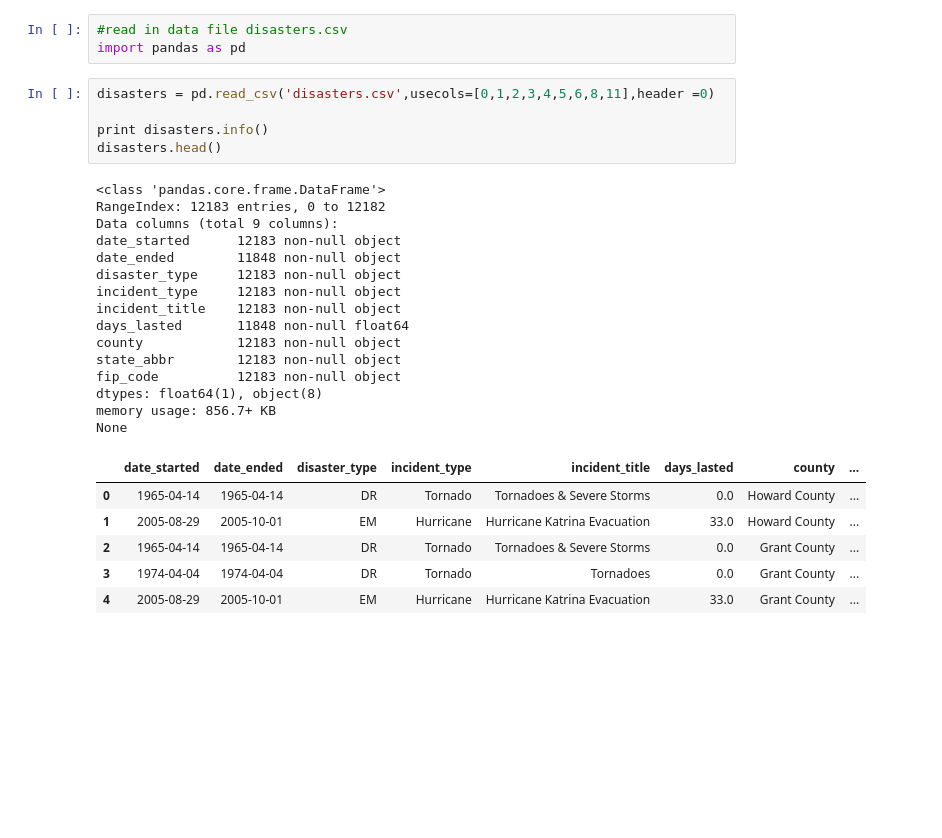
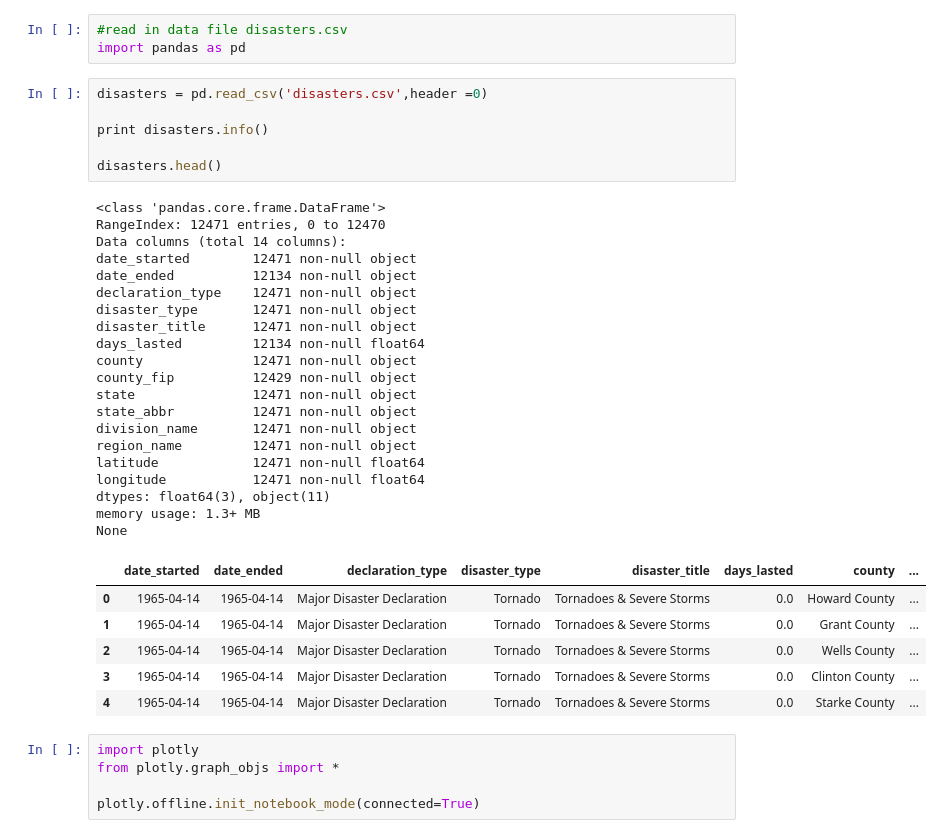
Before and after one commit to CelineChen0211/141B-Final-Project, a Jupyter notebook: disasters_zora.ipynb, the cells around one changed output. Saved outputs shown, nothing was run; the diff lists cells and outputs as text; blank space fills up the shorter version.

```diff
--- a/disasters_zora.ipynb
+++ b/disasters_zora.ipynb
@@ -2,29 +2,40 @@
 #read in data file disasters.csv
 import pandas as pd
 # %%
-disasters = pd.read_csv('disasters.csv',usecols=[0,1,2,3,4,5,6,8,11],header =0)
+disasters = pd.read_csv('disasters.csv',header =0)
 
 print disasters.info()
+
 disasters.head()
 # %% [output]
 <class 'pandas.core.frame.DataFrame'>
-RangeIndex: 12183 entries, 0 to 12182
-Data columns (total 9 columns):
-date_started      12183 non-null object
-date_ended        11848 non-null object
-disaster_type     12183 non-null object
-incident_type     12183 non-null object
-incident_title    12183 non-null object
-days_lasted       11848 non-null float64
-county            12183 non-null object
-state_abbr        12183 non-null object
-fip_code          12183 non-null object
-dtypes: float64(1), object(8)
-memory usage: 856.7+ KB
+RangeIndex: 12471 entries, 0 to 12470
+Data columns (total 14 columns):
+date_started        12471 non-null object
+date_ended          12134 non-null object
+declaration_type    12471 non-null object
+disaster_type       12471 non-null object
+disaster_title      12471 non-null object
+days_lasted         12134 non-null float64
+county              12471 non-null object
+county_fip          12429 non-null object
+state               12471 non-null object
+state_abbr          12471 non-null object
+division_name       12471 non-null object
+region_name         12471 non-null object
+latitude            12471 non-null float64
+longitude           12471 non-null float64
+dtypes: float64(3), object(11)
+memory usage: 1.3+ MB
 None
-|  | date_started | date_ended | disaster_type | incident_type | incident_title | days_lasted | county | ... |
-| 0 | 1965-04-14 | 1965-04-14 | DR | Tornado | Tornadoes & Severe Storms | 0.0 | Howard County | ... |
-| 1 | 2005-08-29 | 2005-10-01 | EM | Hurricane | Hurricane Katrina Evacuation | 33.0 | Howard County | ... |
-| 2 | 1965-04-14 | 1965-04-14 | DR | Tornado | Tornadoes & Severe Storms | 0.0 | Grant County | ... |
-| 3 | 1974-04-04 | 1974-04-04 | DR | Tornado | Tornadoes | 0.0 | Grant County | ... |
-| 4 | 2005-08-29 | 2005-10-01 | EM | Hurricane | Hurricane Katrina Evacuation | 33.0 | Grant County | ... |
+|  | date_started | date_ended | declaration_type | disaster_type | disaster_title | days_lasted | county | ... |
+| 0 | 1965-04-14 | 1965-04-14 | Major Disaster Declaration | Tornado | Tornadoes & Severe Storms | 0.0 | Howard County | ... |
+| 1 | 1965-04-14 | 1965-04-14 | Major Disaster Declaration | Tornado | Tornadoes & Severe Storms | 0.0 | Grant County | ... |
+| 2 | 1965-04-14 | 1965-04-14 | Major Disaster Declaration | Tornado | Tornadoes & Severe Storms | 0.0 | Wells County | ... |
+| 3 | 1965-04-14 | 1965-04-14 | Major Disaster Declaration | Tornado | Tornadoes & Severe Storms | 0.0 | Clinton County | ... |
+| 4 | 1965-04-14 | 1965-04-14 | Major Disaster Declaration | Tornado | Tornadoes & Severe Storms | 0.0 | Starke County | ... |
+# %%
+import plotly
+from plotly.graph_objs import *
+
+plotly.offline.init_notebook_mode(connected=True)
```
Also changed, not shown: parts of 16 cells of this notebook, 1 other file.
